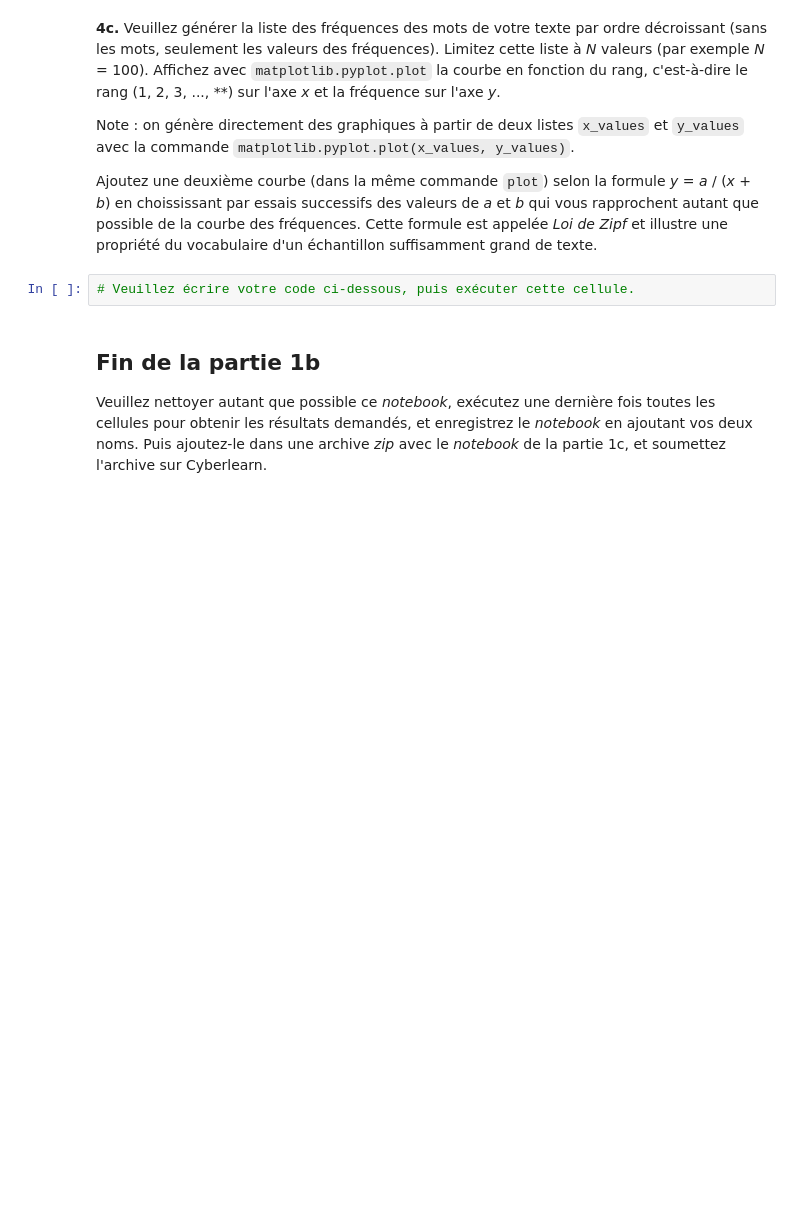
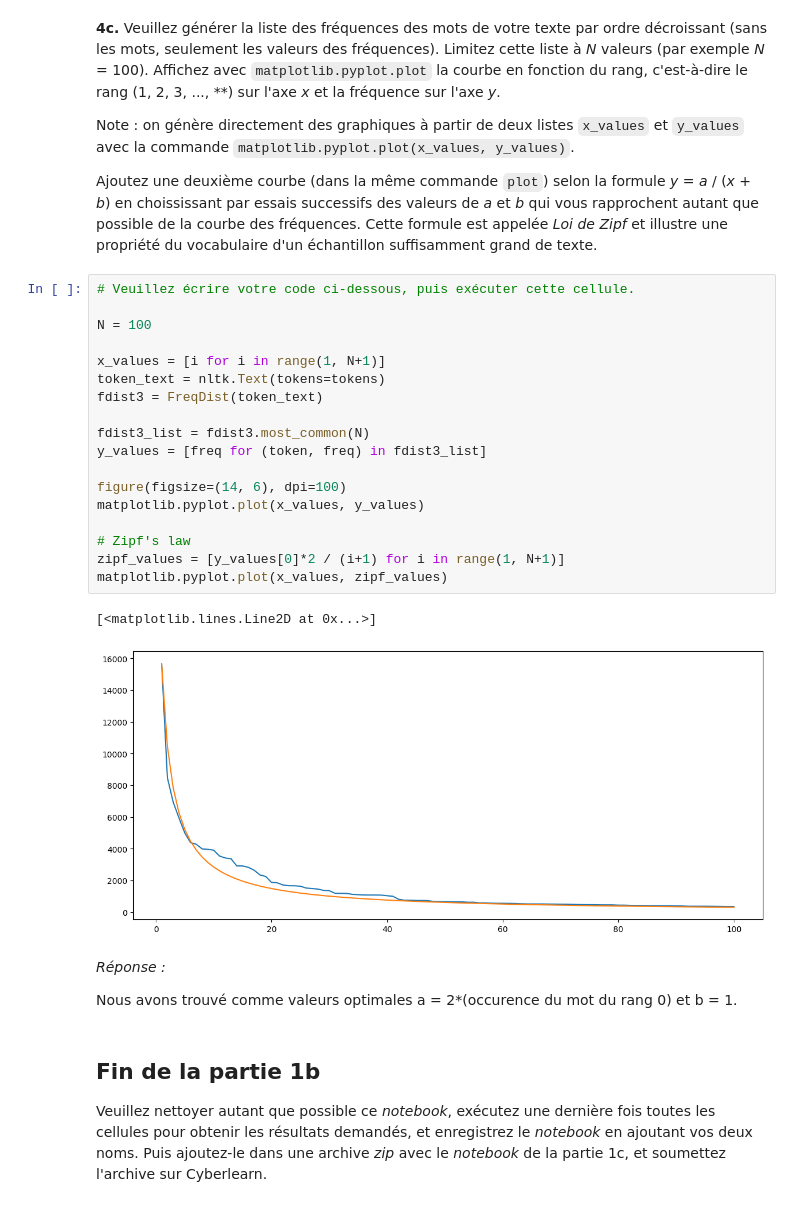
Before and after one commit to Raynobrak/heigvd-labos-tal, a Jupyter notebook: Labo1/TAL_Labo1b_Ançay_Charbonnier.ipynb, the cells around one changed output. Saved outputs shown, nothing was run; the diff lists cells and outputs as text; blank space fills up the shorter version.

```diff
--- a/Labo1/TAL_Labo1b_Ançay_Charbonnier.ipynb
+++ b/Labo1/TAL_Labo1b_Ançay_Charbonnier.ipynb
@@ -292,8 +312,31 @@ import matplotlib.pyplot
 Note : on génère directement des graphiques à partir de deux listes `x_values` et `y_values` avec la commande `matplotlib.pyplot.plot(x_values, y_values)`.
 
 Ajoutez une deuxième courbe (dans la même commande `plot`) selon la formule *y* = *a* / (*x* + *b*) en choississant par essais successifs des valeurs de *a* et *b* qui vous rapprochent autant que possible de la courbe des fréquences.  Cette formule est appelée *Loi de Zipf* et illustre une propriété du vocabulaire d'un échantillon suffisamment grand de texte.
-# %%
-# Veuillez écrire votre code ci-dessous, puis exécuter cette cellule.
+# %%
+# Veuillez écrire votre code ci-dessous, puis exécuter cette cellule.
+
+N = 100
+
+x_values = [i for i in range(1, N+1)]
+token_text = nltk.Text(tokens=tokens)
+fdist3 = FreqDist(token_text)
+
+fdist3_list = fdist3.most_common(N)
+y_values = [freq for (token, freq) in fdist3_list]
+
+figure(figsize=(14, 6), dpi=100)
+matplotlib.pyplot.plot(x_values, y_values)
+
+# Zipf's law
+zipf_values = [y_values[0]*2 / (i+1) for i in range(1, N+1)]
+matplotlib.pyplot.plot(x_values, zipf_values)
+# %% [output]
+[<matplotlib.lines.Line2D at 0x...>]
+[figure, added]
+# %% [markdown]
+*Réponse :*
+
+Nous avons trouvé comme valeurs optimales a = 2*(occurence du mot du rang 0) et b = 1.
 # %% [markdown]
 ## Fin de la partie 1b
 Veuillez nettoyer autant que possible ce _notebook_, exécutez une dernière fois toutes les cellules pour obtenir les résultats demandés, et enregistrez le _notebook_ en ajoutant vos deux noms.  Puis ajoutez-le dans une archive _zip_ avec le _notebook_ de la partie 1c, et soumettez l'archive sur Cyberlearn.
```
Also changed, not shown: parts of 5 cells of this notebook, 3 other files.
